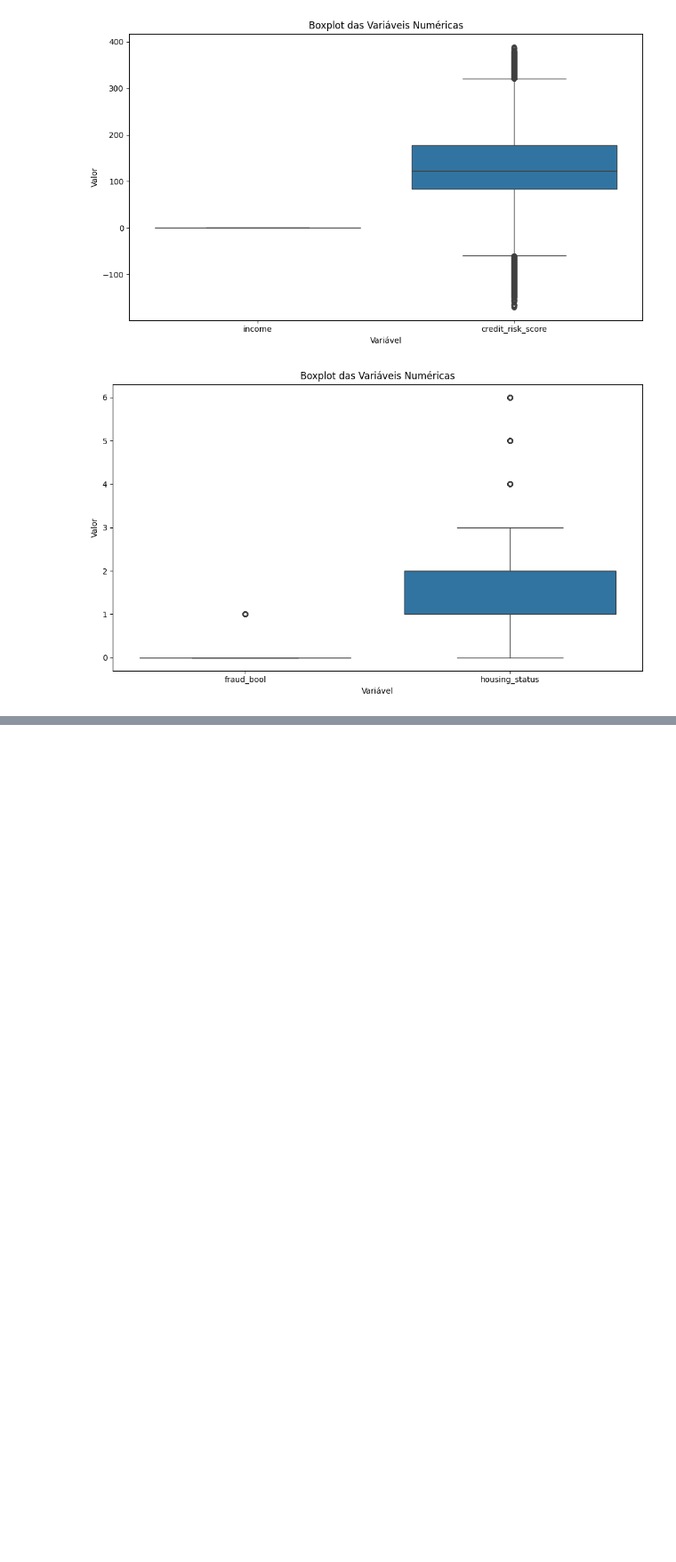
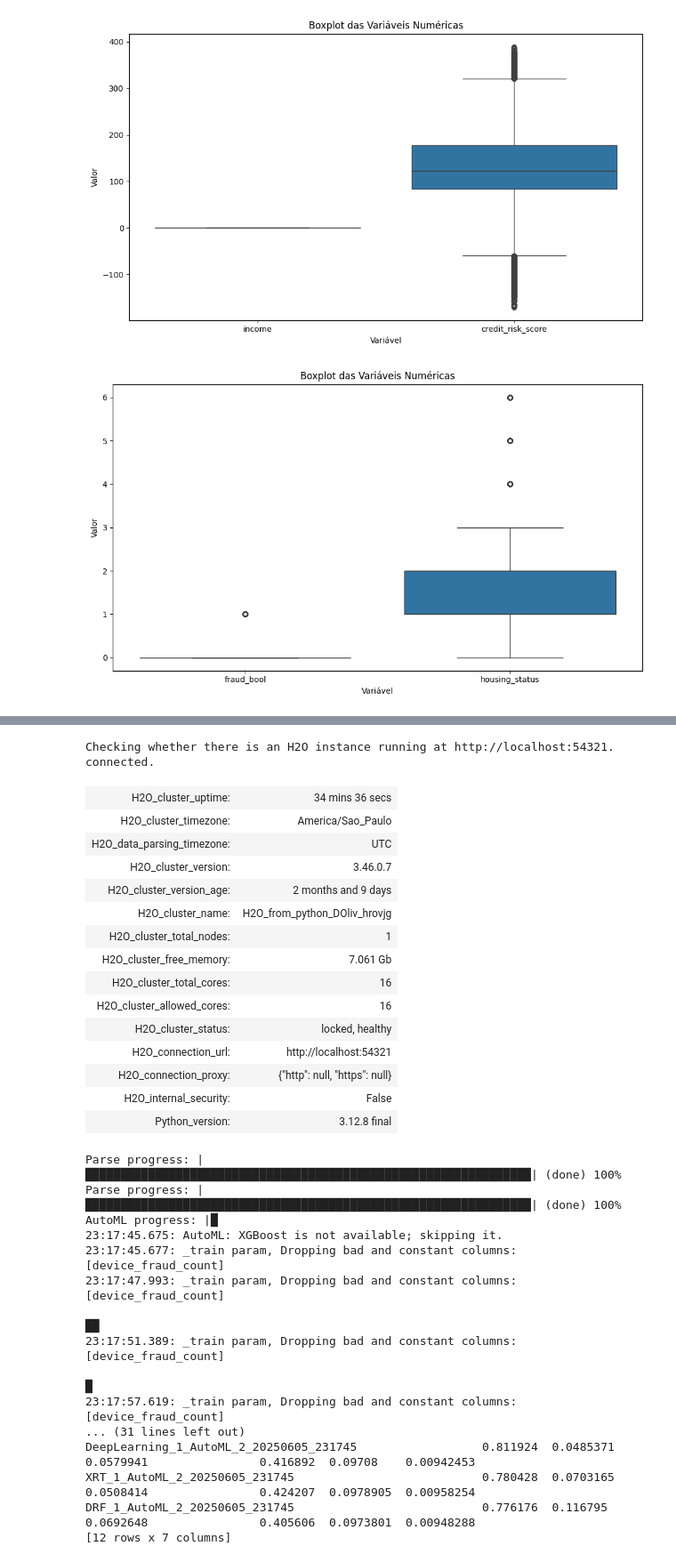
Before and after one commit to darthVarada/Fraudes-Financeiras, a Jupyter notebook: estudo.ipynb, the cells around one changed output, grey strips where cells are left out. Shown at 89% size. Drawn from its saved outputs; the diff is of its cells as text; code cells hidden in the pictures; blank space fills up the shorter version.

Commit message:
feito automl e iniciado ML para pipeline

```diff
--- a/estudo.ipynb
+++ b/estudo.ipynb
@@ -359,0 +379,77 @@ plt.show()
+# %%
+import h2o
+from h2o.automl import H2OAutoML
+from sklearn.model_selection import train_test_split
+import pandas as pd
+
+# Iniciar H2O
+h2o.init(max_mem_size="4G")  # define limite de memória
+
+# Amostragem (se necessário)
+df_sampled = df_import.sample(n=50000, random_state=42)  # ou menos, para acelerar
+
+# Remover colunas de baixa utilidade (exemplo: IDs, chaves hash, etc.)
+colunas_descartar = ['device_hash', 'account_id'] if 'device_hash' in df_sampled.columns else []
+df_sampled = df_sampled.drop(columns=colunas_descartar, errors='ignore')
+
+# Dividir dados
+X = df_sampled.drop(columns=['fraud_bool'])
+y = df_sampled['fraud_bool']
+X_train, X_test, y_train, y_test = train_test_split(X, y, stratify=y, random_state=42)
+
+# Criar frames H2O
+train = h2o.H2OFrame(pd.concat([X_train, y_train], axis=1))
+test = h2o.H2OFrame(pd.concat([X_test, y_test], axis=1))
+
+# Definir target e features
+target = 'fraud_bool'
+features = [col for col in train.columns if col != target]
+
+# Garantir tipo do target
+train[target] = train[target].asfactor()
+test[target] = test[target].asfactor()
+
+# Rodar AutoML com tempo limitado (ex: 5 min)
+aml = H2OAutoML(max_models=10, max_runtime_secs=300, seed=42)
+aml.train(x=features, y=target, training_frame=train)
+
+# Mostrar ranking
+lb = aml.leaderboard
+print(lb.head(rows=lb.nrows))
+
+# Melhor modelo
+melhor_modelo = aml.leader
+# %% [output]
+Checking whether there is an H2O instance running at http://localhost:54321. connected.
+| H2O_cluster_uptime: | 34 mins 36 secs |
+| H2O_cluster_timezone: | America/Sao_Paulo |
+| H2O_data_parsing_timezone: | UTC |
+| H2O_cluster_version: | 3.46.0.7 |
+| H2O_cluster_version_age: | 2 months and 9 days |
+| H2O_cluster_name: | H2O_from_python_DOliv_hrovjg |
+| H2O_cluster_total_nodes: | 1 |
+| H2O_cluster_free_memory: | 7.061 Gb |
+| H2O_cluster_total_cores: | 16 |
+| H2O_cluster_allowed_cores: | 16 |
+| H2O_cluster_status: | locked, healthy |
+| H2O_connection_url: | http://localhost:54321 |
+| H2O_connection_proxy: | {"http": null, "https": null} |
+| H2O_internal_security: | False |
+| Python_version: | 3.12.8 final |
+Parse progress: |████████████████████████████████████████████████████████████████| (done) 100%
+Parse progress: |████████████████████████████████████████████████████████████████| (done) 100%
+AutoML progress: |█
+23:17:45.675: AutoML: XGBoost is not available; skipping it.
+23:17:45.677: _train param, Dropping bad and constant columns: [device_fraud_count]
+23:17:47.993: _train param, Dropping bad and constant columns: [device_fraud_count]
+
+██
+23:17:51.389: _train param, Dropping bad and constant columns: [device_fraud_count]
+
+█
+23:17:57.619: _train param, Dropping bad and constant columns: [device_fraud_count]
+... (31 lines left out)
+DeepLearning_1_AutoML_2_20250605_231745                  0.811924  0.0485371  0.0579941                0.416892  0.09708    0.00942453
+XRT_1_AutoML_2_20250605_231745                           0.780428  0.0703165  0.0508414                0.424207  0.0978905  0.00958254
+DRF_1_AutoML_2_20250605_231745                           0.776176  0.116795   0.0692648                0.405606  0.0973801  0.00948288
+[12 rows x 7 columns]
```
Also changed, not shown: parts of 11 cells of this notebook, 3 other files.
